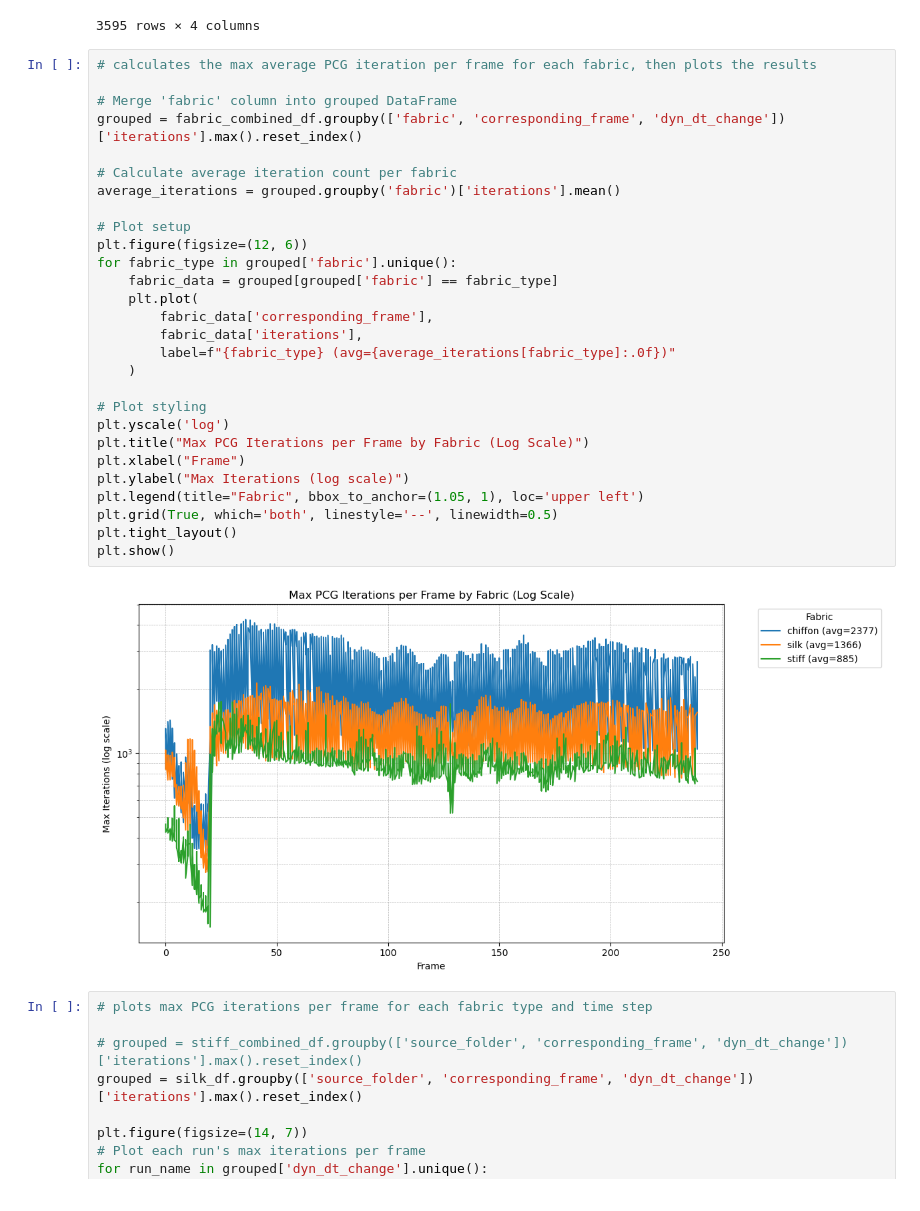
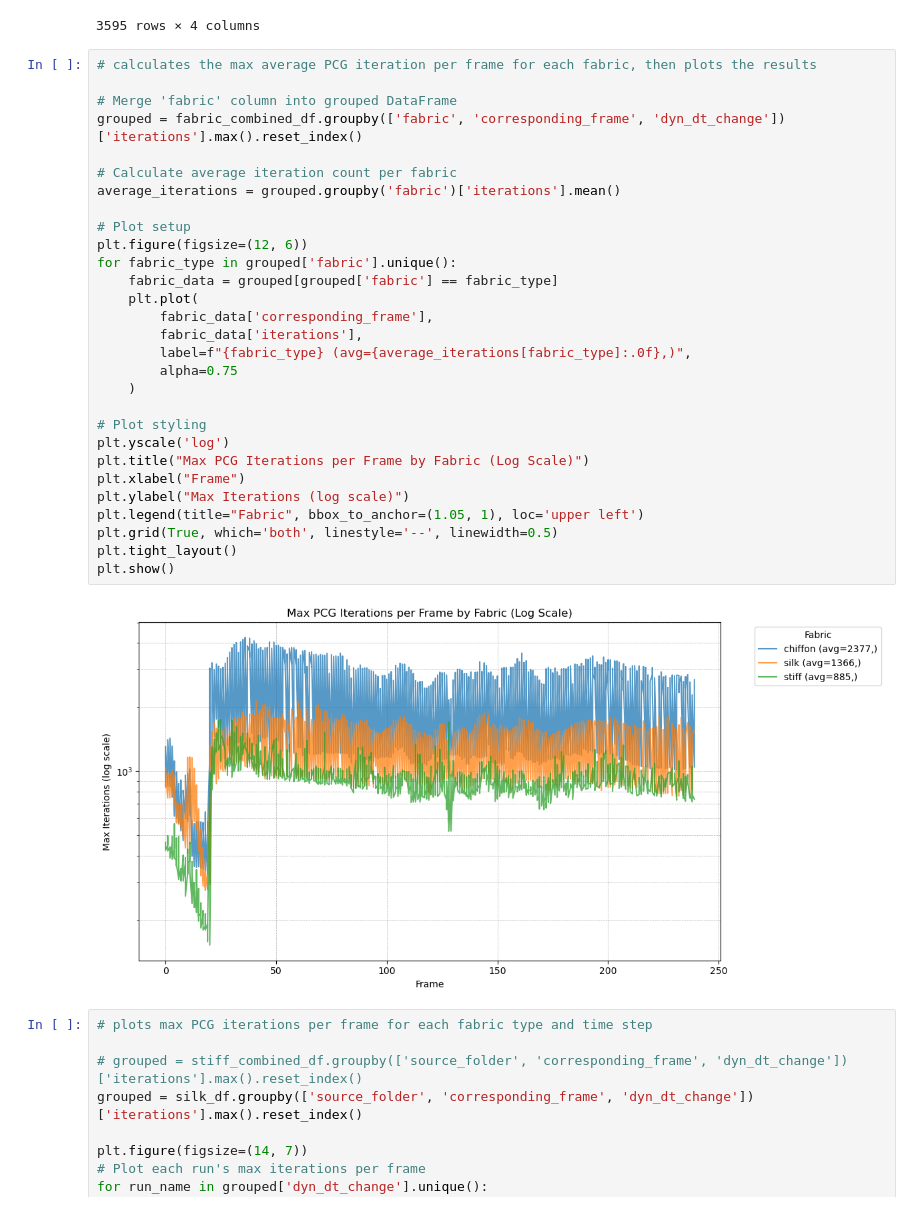
Before and after one commit to abigailxcal/PPFSimulationData, a Jupyter notebook: dataWrangling.ipynb, the cells around one changed output. Drawn from its saved outputs; the diff is of its cells as text.

```diff
--- a/dataWrangling.ipynb
+++ b/dataWrangling.ipynb
@@ -281,33 +281,34 @@ grouped
 # %%
 # calculates the max average PCG iteration per frame for each fabric, then plots the results
 
 # Merge 'fabric' column into grouped DataFrame
 grouped = fabric_combined_df.groupby(['fabric', 'corresponding_frame', 'dyn_dt_change'])['iterations'].max().reset_index()
 
 # Calculate average iteration count per fabric
 average_iterations = grouped.groupby('fabric')['iterations'].mean()
 
 # Plot setup
 plt.figure(figsize=(12, 6))
 for fabric_type in grouped['fabric'].unique():
     fabric_data = grouped[grouped['fabric'] == fabric_type]
     plt.plot(
         fabric_data['corresponding_frame'],
         fabric_data['iterations'],
-        label=f"{fabric_type} (avg={average_iterations[fabric_type]:.0f})"
+        label=f"{fabric_type} (avg={average_iterations[fabric_type]:.0f},)",
+        alpha=0.75
     )
 
 # Plot styling
 plt.yscale('log')
 plt.title("Max PCG Iterations per Frame by Fabric (Log Scale)")
 plt.xlabel("Frame")
 plt.ylabel("Max Iterations (log scale)")
 plt.legend(title="Fabric", bbox_to_anchor=(1.05, 1), loc='upper left')
 plt.grid(True, which='both', linestyle='--', linewidth=0.5)
 plt.tight_layout()
 plt.show()
 # %% [output]
-[figure, old version]
+[figure, new version]
 # %%
 # plots max PCG iterations per frame for each fabric type and time step
 
```
Also changed, not shown: 2 other files.
